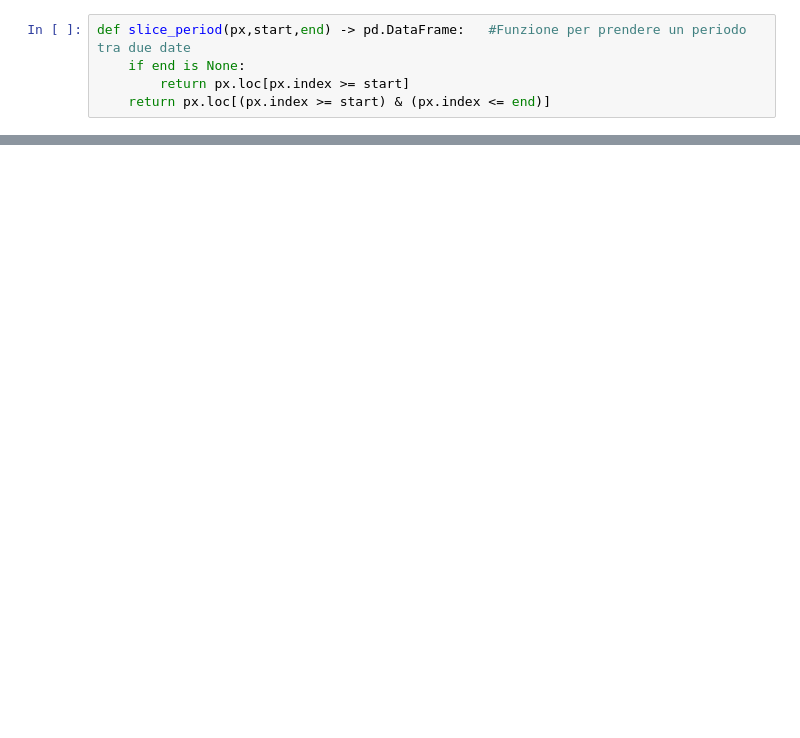
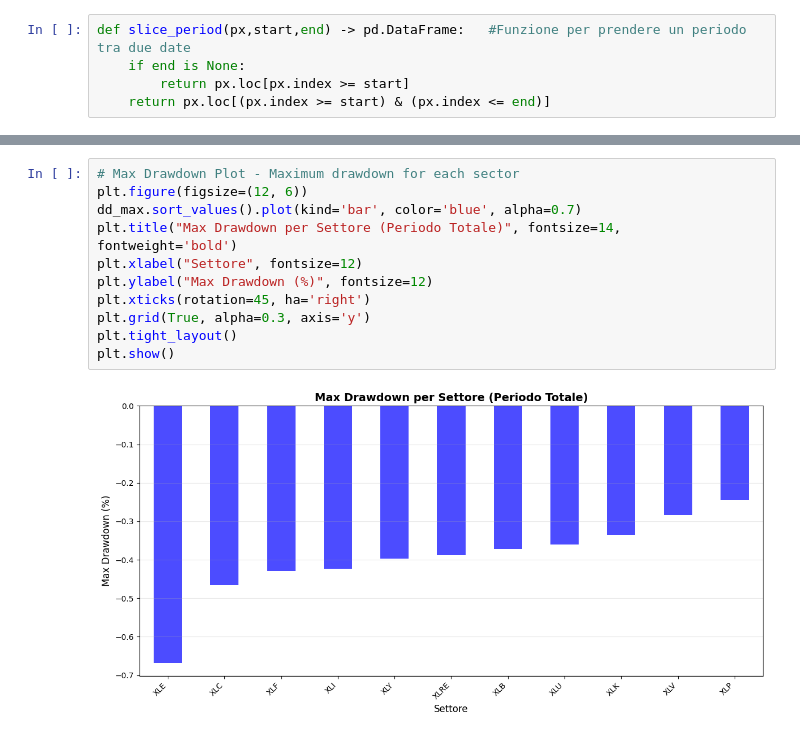
Before and after one commit to riccardomantegazza/MarketPulse, a Jupyter notebook: presentation/test_market_pulse_project.ipynb, the cells around one changed output, grey strips where cells are left out. Cells and saved outputs as stored; diff of their text form; blank space fills up the shorter version.

```diff
--- a/presentation/test_market_pulse_project.ipynb
+++ b/presentation/test_market_pulse_project.ipynb
@@ -311,0 +335,13 @@ XLB    -0.021582
+# %%
+# Max Drawdown Plot - Maximum drawdown for each sector
+plt.figure(figsize=(12, 6))
+dd_max.sort_values().plot(kind='bar', color='blue', alpha=0.7)
+plt.title("Max Drawdown per Settore (Periodo Totale)", fontsize=14, fontweight='bold')
+plt.xlabel("Settore", fontsize=12)
+plt.ylabel("Max Drawdown (%)", fontsize=12)
+plt.xticks(rotation=45, ha='right')
+plt.grid(True, alpha=0.3, axis='y')
+plt.tight_layout()
+plt.show()
+# %% [output]
+[figure, added]
```
Also changed, not shown: parts of 18 cells of this notebook.
